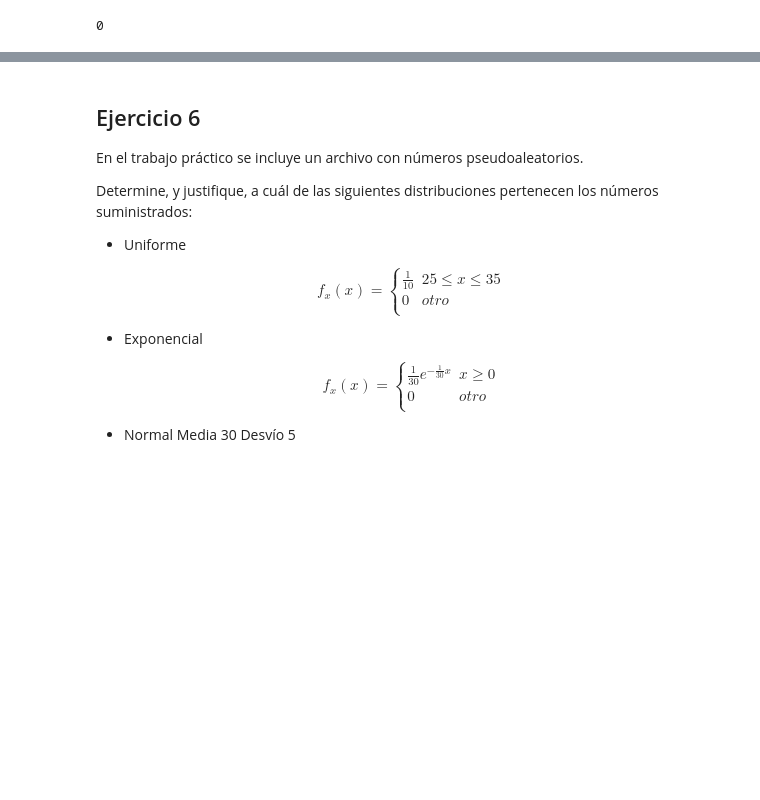
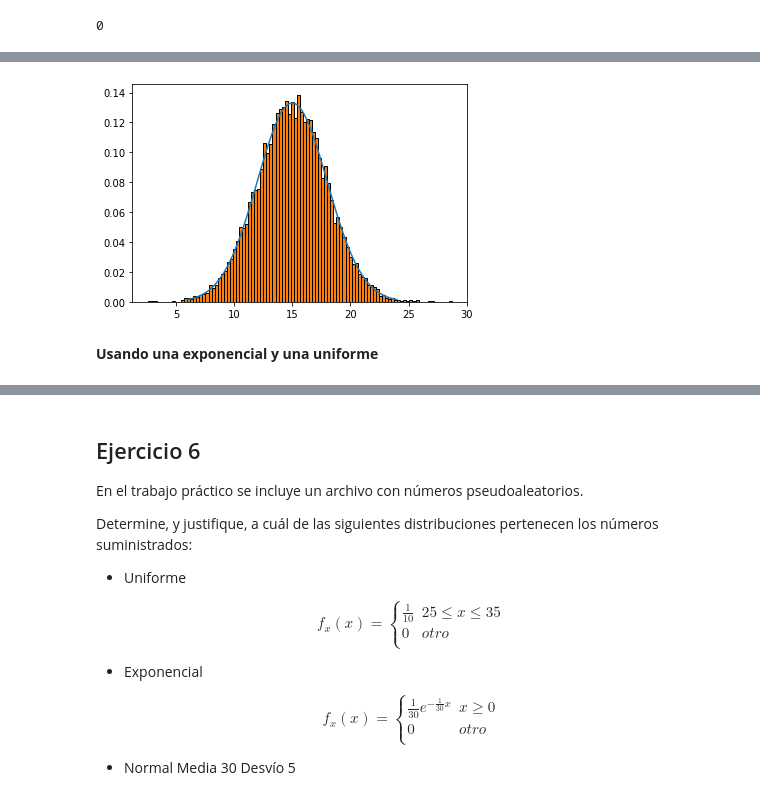
Before and after one commit to matiscakosky/simulhav, a Jupyter notebook: tp1_ej1to6.ipynb, the cells around one changed output, grey strips where cells are left out. Drawn from its saved outputs; the diff is of its cells as text; code cells hidden in the pictures; blank space fills up the shorter version.

```diff
--- a/tp1_ej1to6.ipynb
+++ b/tp1_ej1to6.ipynb
@@ -514,7 +519,4 @@ No handles with labels found to put in legend.
 <Figure size 432x288 with 0 Axes>
-# %%
-def normal_15_3(x):
-    return (1/sqrt(6*pi)) * exp((-1/6) * (x - 15)**2)
 # %%
 m=500
 c=400/8
@@ -548,0 +580,33 @@ No handles with labels found to put in legend.
+# %%
+from scipy.stats import norm
+
+def generar_normal_15_3(muestra):
+    aceptados = []
+    rechazados = []
+    for i in range(muestra):
+        x1 = random.uniform(0,30)
+        y = random.uniform(0, 0.5)
+        if y <= norm.pdf(x1, 15,3):
+            aceptados.append(x1)
+        else:
+            rechazados.append(x1)
+    return aceptados, rechazados
+# %%
+aceptados_uni, rechazados = generar_normal_15_3(200000)
+# %%
+import matplotlib.pyplot as plt
+import numpy as np
+import scipy.stats as stats
+import math
+
+mu = 15
+variance = 3
+sigma = variance
+x = np.linspace(mu - 3*sigma, mu + 3*sigma, 100)
+plt.plot(x, stats.norm.pdf(x, mu, sigma))
+plt.hist(aceptados_uni, bins=100, alpha=1, edgecolor='black', linewidth=1, density=True)
+plt.show()
+# %% [output]
+[figure, added]
+# %% [markdown]
+**Usando una exponencial y una uniforme**
```
Also changed, not shown: parts of 14 cells of this notebook.
